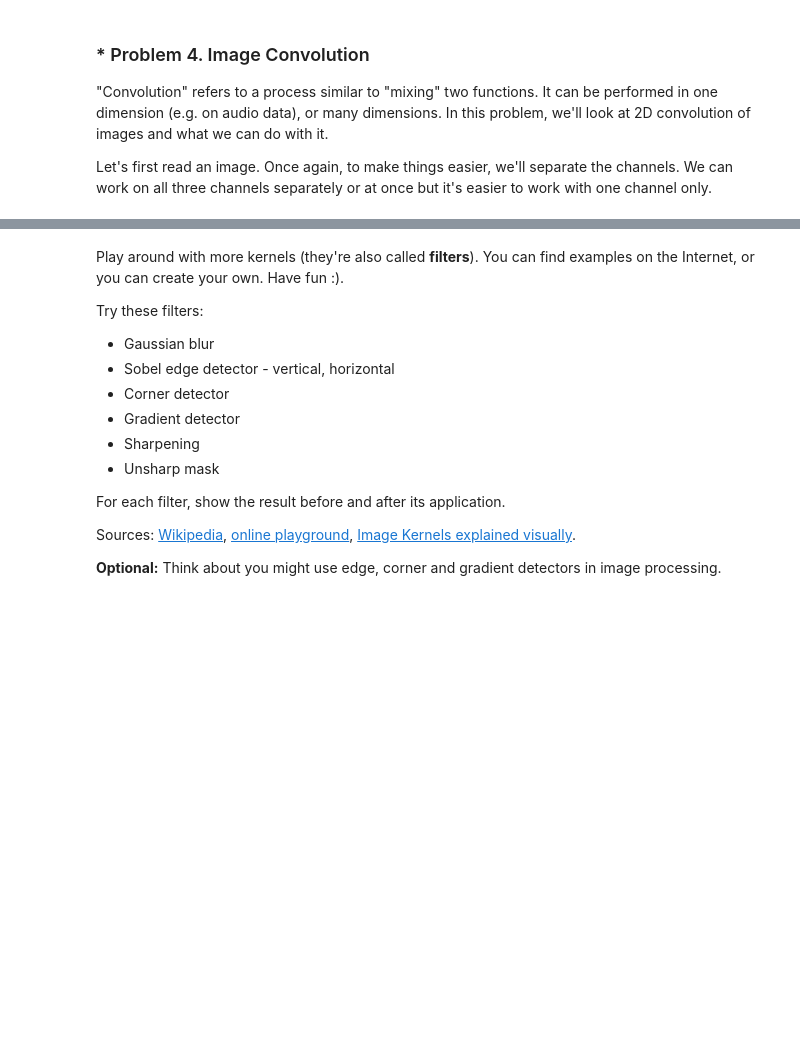
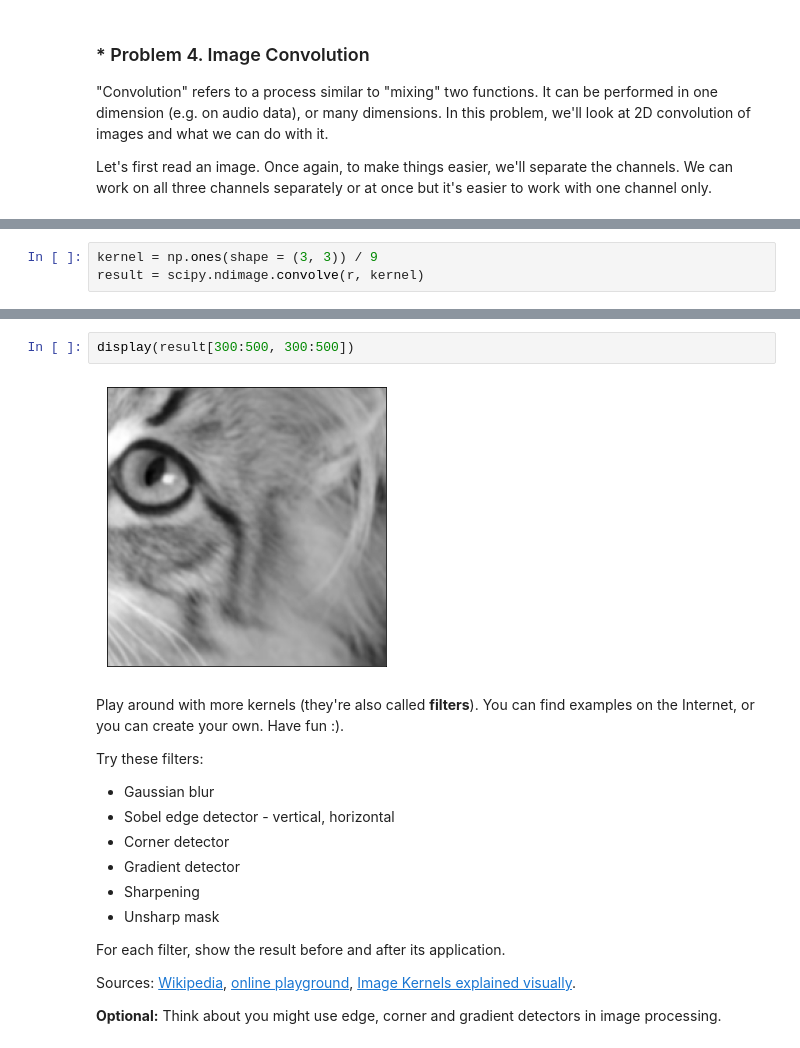
Before and after one commit to DDeveloperBG/AI, a Jupyter notebook: MathConcepts-Exercise/07. Hypothesis-Testing/Hypothesis Testing Exercise.ipynb, the cells around one changed output, grey strips where cells are left out. Cells and saved outputs as stored; diff of their text form; blank space fills up the shorter version.

```diff
--- a/MathConcepts-Exercise/07. Hypothesis-Testing/Hypothesis Testing Exercise.ipynb
+++ b/MathConcepts-Exercise/07. Hypothesis-Testing/Hypothesis Testing Exercise.ipynb
@@ -455,0 +457,3 @@ Apply the convolution. To see better how it performs, you can plot only a part o
+# %%
+kernel = np.ones(shape = (3, 3)) / 9
+result = scipy.ndimage.convolve(r, kernel)
@@ -456,3 +464,7 @@ Apply the convolution. To see better how it performs, you can plot only a part o
+# %%
+display(result[300:500, 300:500])
+# %% [output]
+[figure, added]
 # %% [markdown]
 Play around with more kernels (they're also called **filters**). You can find examples on the Internet, or you can create your own. Have fun :).
 
```
Also changed, not shown: parts of 4 cells of this notebook.
